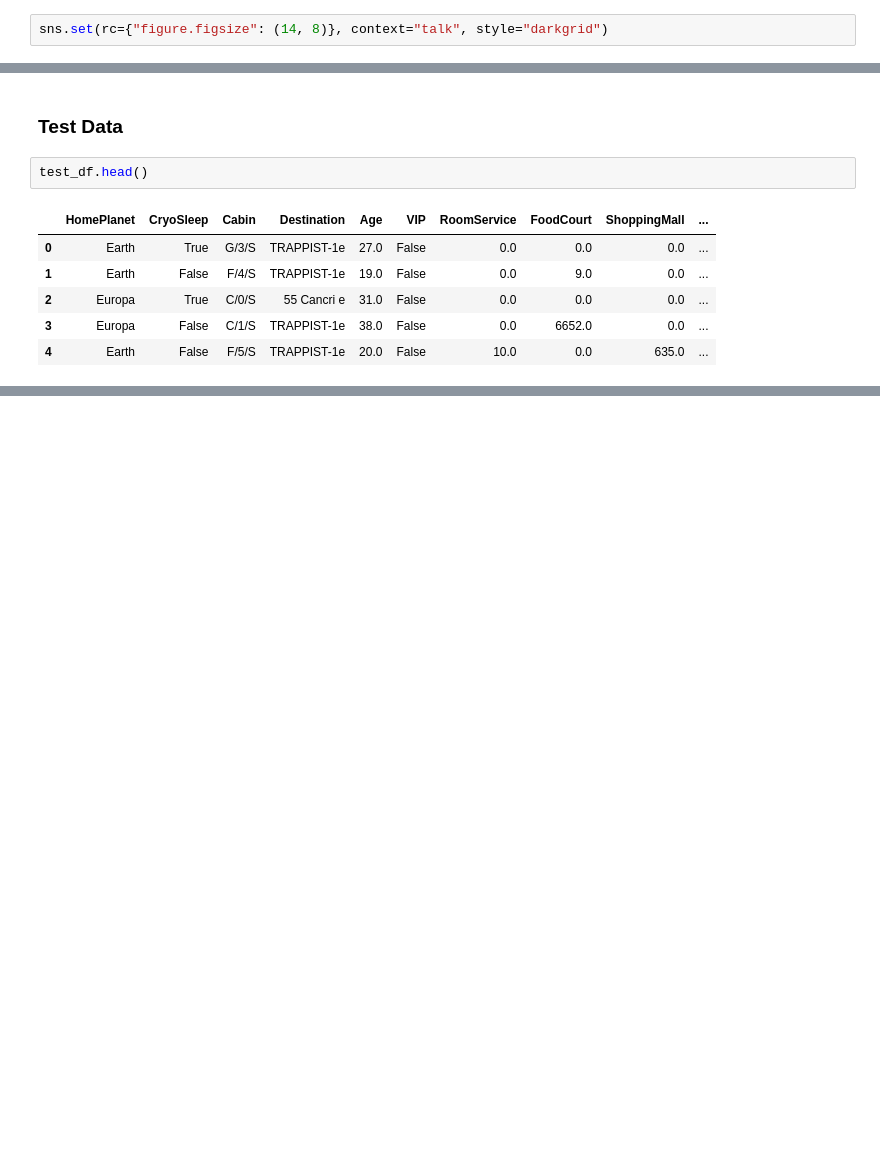
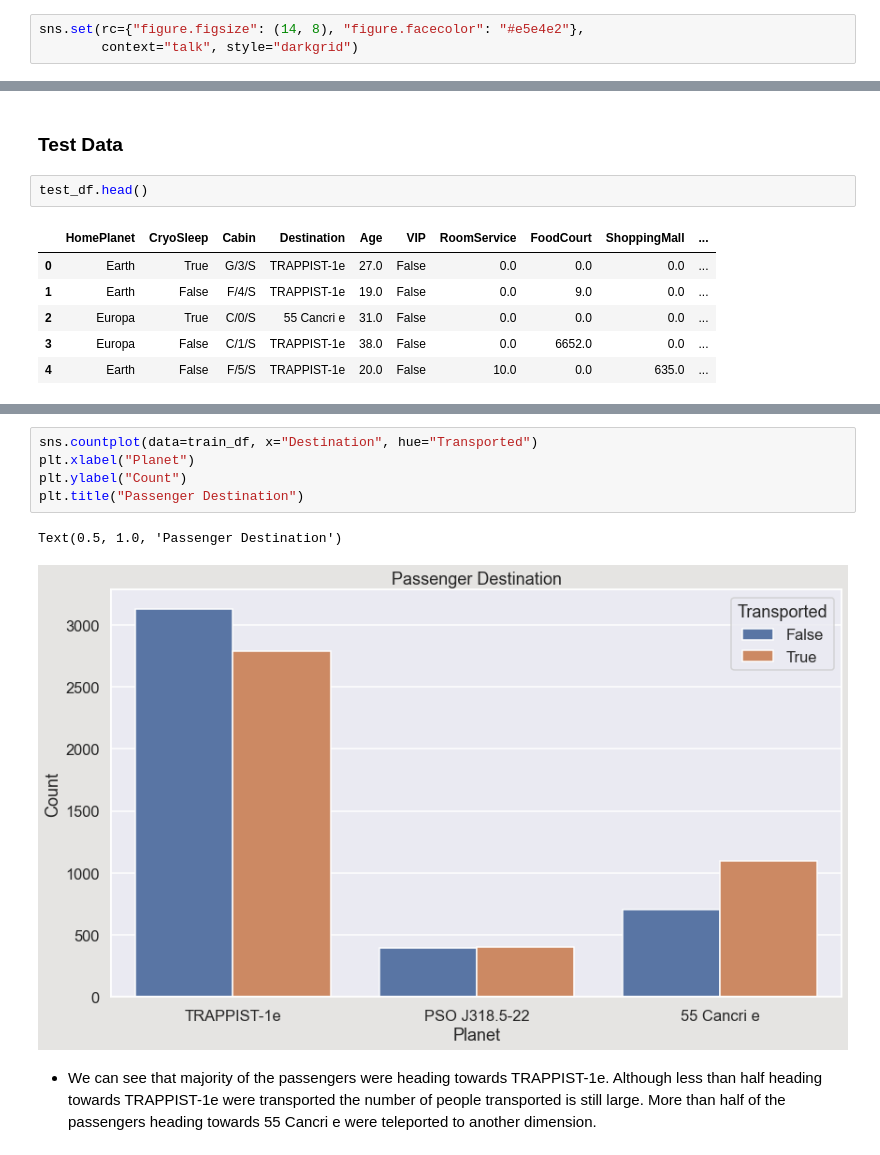
Before and after one commit to bustyAI/Interstellar-Disaster, a Jupyter notebook: spaceship_titanic.ipynb, the cells around one changed output, grey strips where cells are left out. Saved outputs shown, nothing was run; the diff lists cells and outputs as text; blank space fills up the shorter version.

```diff
--- a/spaceship_titanic.ipynb
+++ b/spaceship_titanic.ipynb
@@ -5,7 +5,8 @@ import pandas as pd
 import seaborn as sns
 import matplotlib.pyplot as plt
 # %%
-sns.set(rc={"figure.figsize": (14, 8)}, context="talk", style="darkgrid")
+sns.set(rc={"figure.figsize": (14, 8), "figure.facecolor": "#e5e4e2"},
+        context="talk", style="darkgrid")
 # %% [markdown]
 # Importing data
 # %%
@@ -456,0 +523,10 @@ test_df.head()
+# %%
+sns.countplot(data=train_df, x="Destination", hue="Transported")
+plt.xlabel("Planet")
+plt.ylabel("Count")
+plt.title("Passenger Destination")
+# %% [output]
+Text(0.5, 1.0, 'Passenger Destination')
+[figure, added]
+# %% [markdown]
+- We can see that majority of the passengers were heading towards TRAPPIST-1e. Although less than half heading towards TRAPPIST-1e were transported the number of people transported is still large. More than half of the passengers heading towards 55 Cancri e were teleported to another dimension.
```
Also changed, not shown: parts of 13 cells of this notebook, 2 other files.
